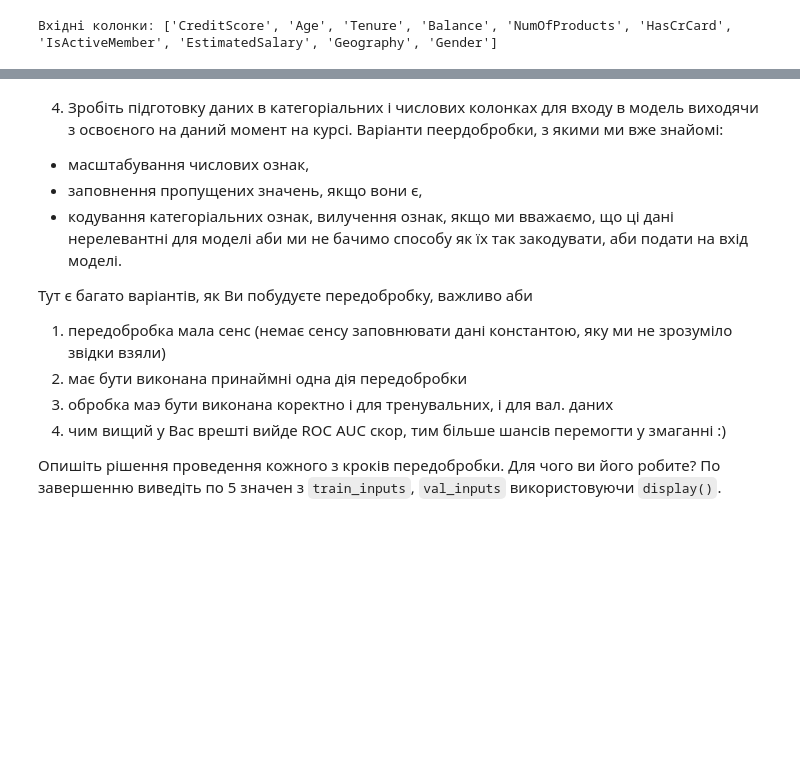
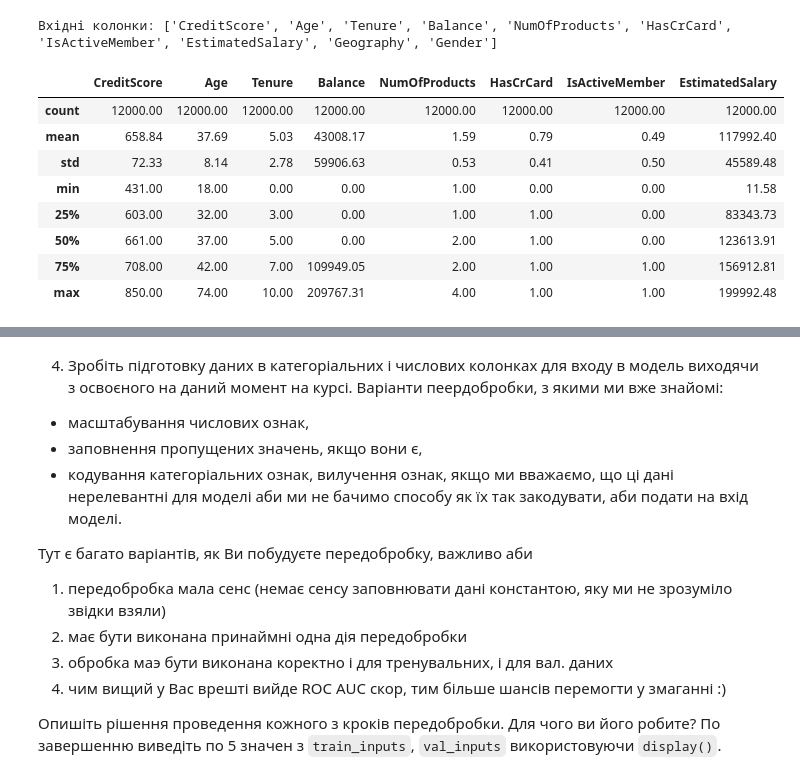
Before and after one commit to veapasichnyk/HomeWorksDataLovesAcademy, a Jupyter notebook: HW_2_2_Логістична_регресія_з_scikit_learn.ipynb, the cells around one changed output, grey strips where cells are left out. Cells and saved outputs as stored; diff of their text form; code cells hidden in the pictures; blank space fills up the shorter version.

```diff
--- a/HW_2_2_Логістична_регресія_з_scikit_learn.ipynb
+++ b/HW_2_2_Логістична_регресія_з_scikit_learn.ipynb
@@ -154,3 +154,15 @@ print("Вхідні колонки:", input_cols)
 #Оновлюємо input-дані
 train_inputs = X_train[input_cols]
 val_inputs = X_val[input_cols]
+# %%
+train_inputs[numeric_cols].describe().round(2)
+# %% [output]
+|  | CreditScore | Age | Tenure | Balance | NumOfProducts | HasCrCard | IsActiveMember | EstimatedSalary |
+| count | 12000.00 | 12000.00 | 12000.00 | 12000.00 | 12000.00 | 12000.00 | 12000.00 | 12000.00 |
+| mean | 658.84 | 37.69 | 5.03 | 43008.17 | 1.59 | 0.79 | 0.49 | 117992.40 |
+| std | 72.33 | 8.14 | 2.78 | 59906.63 | 0.53 | 0.41 | 0.50 | 45589.48 |
+| min | 431.00 | 18.00 | 0.00 | 0.00 | 1.00 | 0.00 | 0.00 | 11.58 |
+| 25% | 603.00 | 32.00 | 3.00 | 0.00 | 1.00 | 1.00 | 0.00 | 83343.73 |
+| 50% | 661.00 | 37.00 | 5.00 | 0.00 | 2.00 | 1.00 | 0.00 | 123613.91 |
+| 75% | 708.00 | 42.00 | 7.00 | 109949.05 | 2.00 | 1.00 | 1.00 | 156912.81 |
+| max | 850.00 | 74.00 | 10.00 | 209767.31 | 4.00 | 1.00 | 1.00 | 199992.48 |
```
Also changed, not shown: parts of 3 cells of this notebook.
